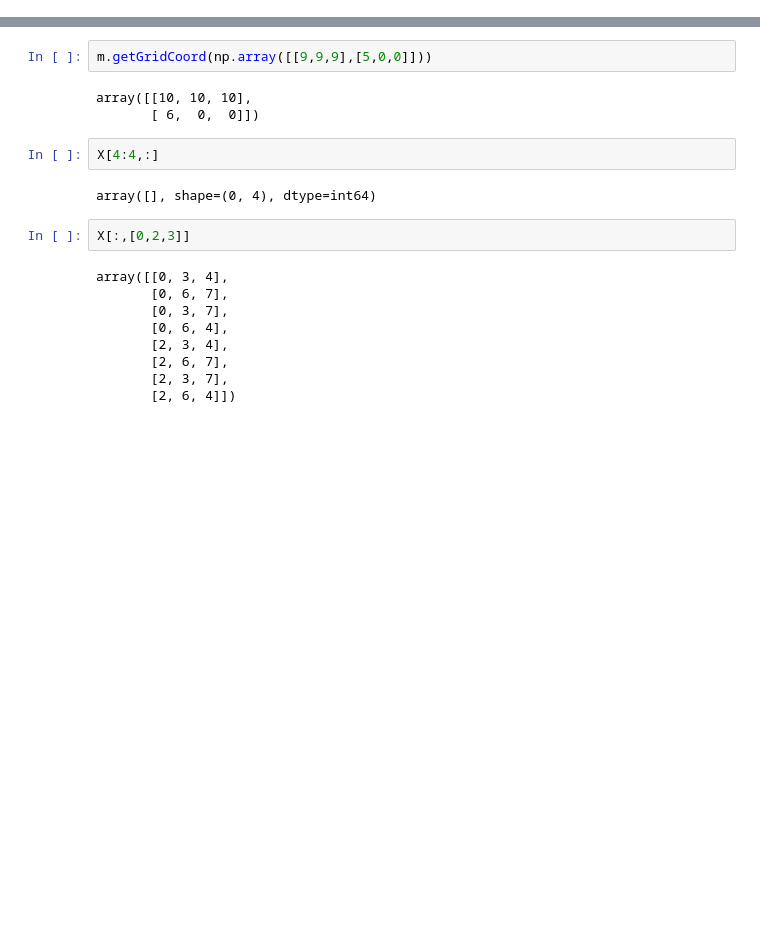
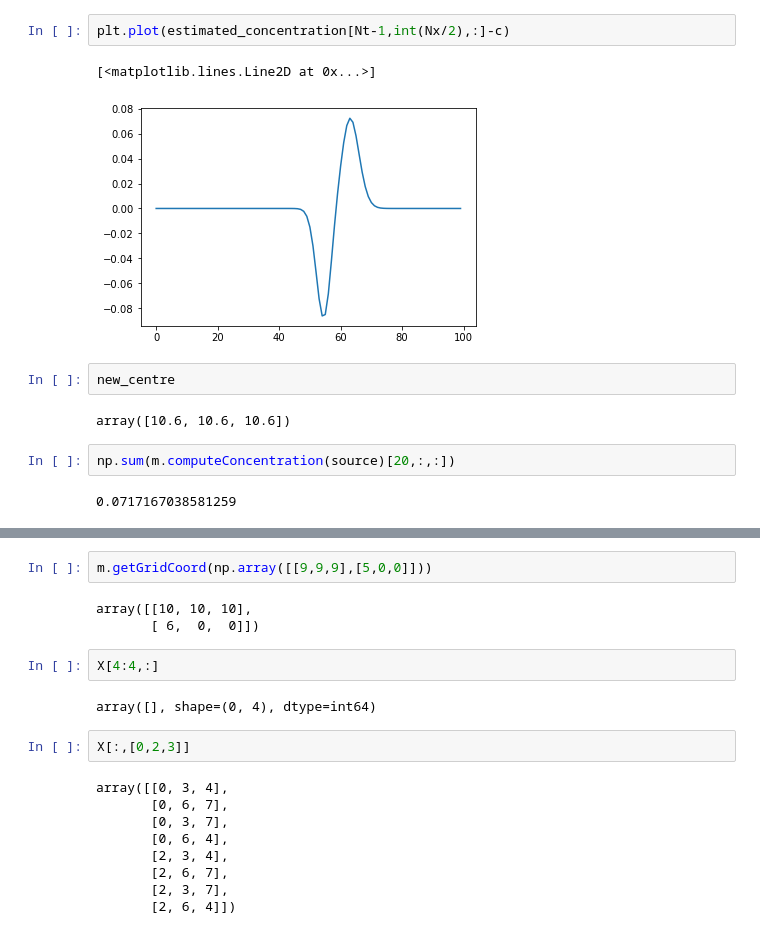
Before and after one commit to SheffieldML/advectionGP, a Jupyter notebook: jupyter/Demo.ipynb, the cells around one changed output, grey strips where cells are left out. Saved outputs shown, nothing was run; the diff lists cells and outputs as text; blank space fills up the shorter version.

```diff
--- a/jupyter/Demo.ipynb
+++ b/jupyter/Demo.ipynb
@@ -33,0 +44,13 @@ for h in sensors.getHs(m):
+# %%
+plt.plot(estimated_concentration[Nt-1,int(Nx/2),:]-c)
+# %% [output]
+[<matplotlib.lines.Line2D at 0x...>]
+[figure, added]
+# %%
+new_centre
+# %% [output]
+array([10.6, 10.6, 10.6])
+# %%
+np.sum(m.computeConcentration(source)[20,:,:])
+# %% [output]
+0.0717167038581259
```
Also changed, not shown: parts of 9 cells of this notebook, 2 other files.
